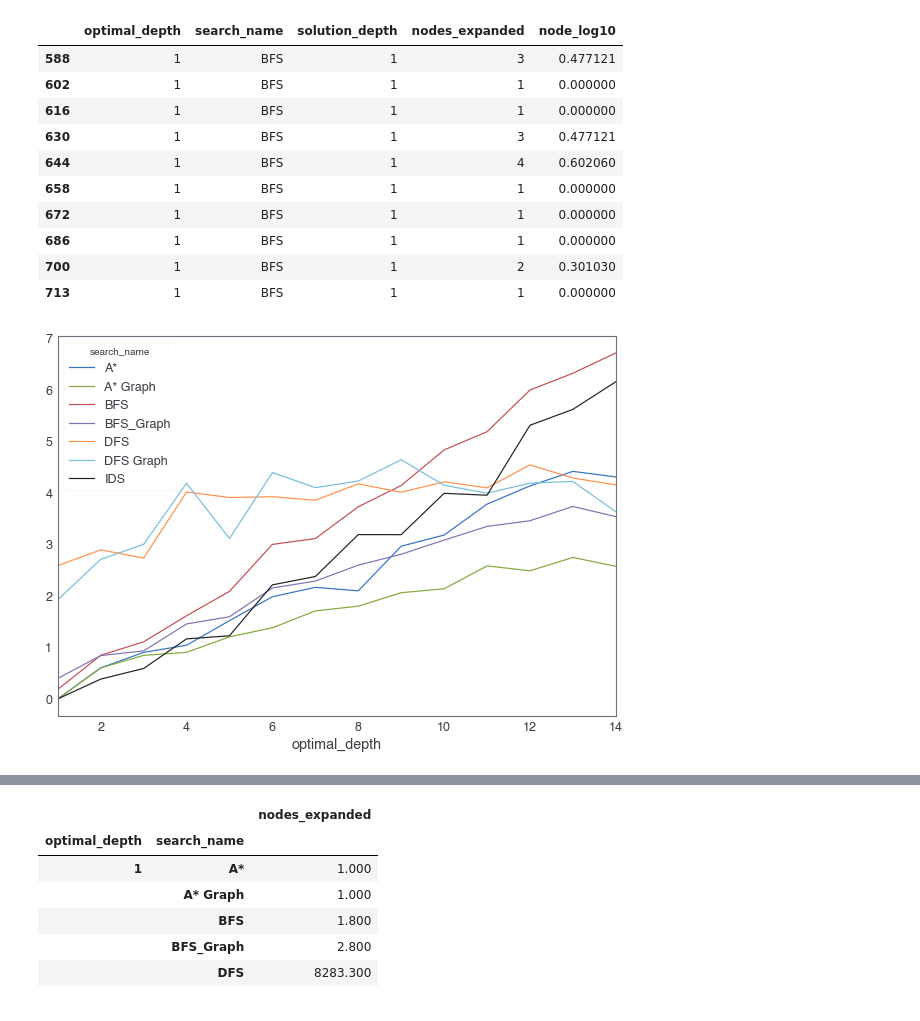
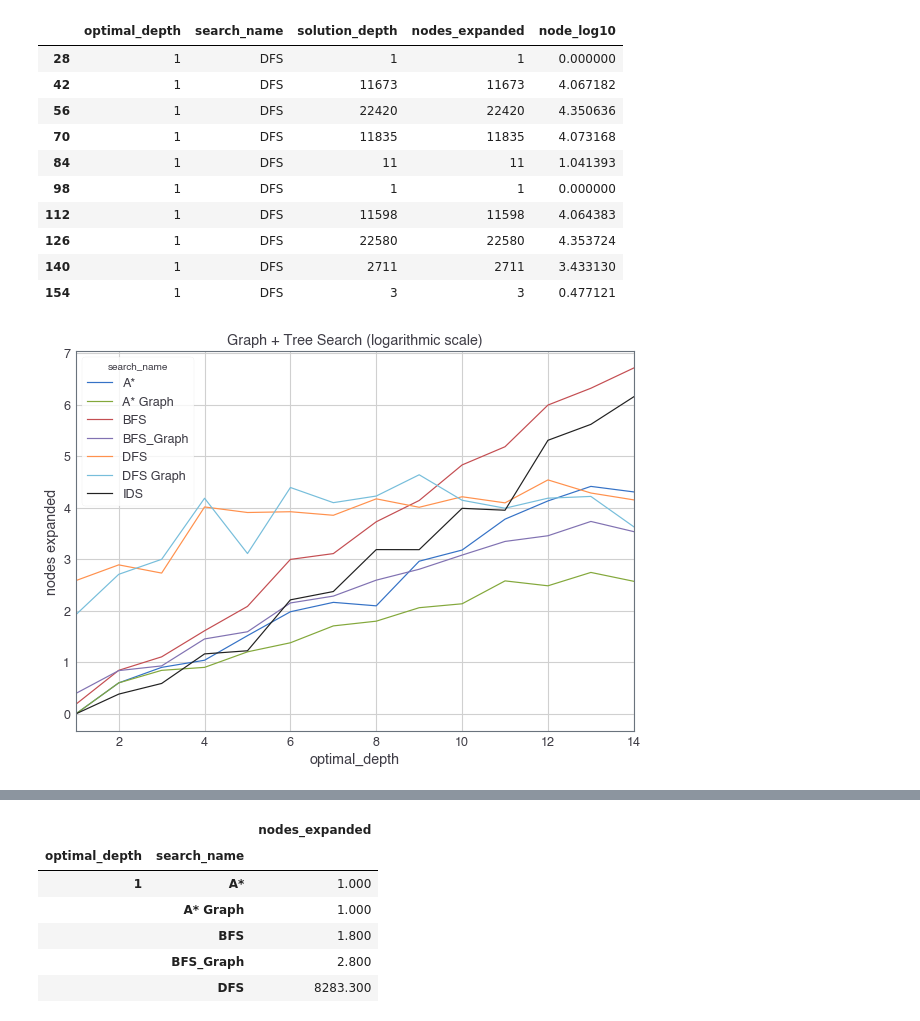
Before and after one commit to subash774/Blocksworld, a Jupyter notebook: src/Results Processing.ipynb, the cells around one changed output, grey strips where cells are left out. Cells and saved outputs as stored; diff of their text form; code cells hidden in the pictures.

```diff
--- a/src/Results Processing.ipynb
+++ b/src/Results Processing.ipynb
@@ -27,26 +27,28 @@ node_log = pd.Series(a)
 # %%
 df['node_log10'] = node_log
 # %%
-df[(df['search_name'] == "BFS") & (df['optimal_depth'] == 1)]
+df[(df['search_name'] == "DFS") & (df['optimal_depth'] == 1)]
 # %% [output]
 |  | optimal_depth | search_name | solution_depth | nodes_expanded | node_log10 |
-| 588 | 1 | BFS | 1 | 3 | 0.477121 |
-| 602 | 1 | BFS | 1 | 1 | 0.000000 |
-| 616 | 1 | BFS | 1 | 1 | 0.000000 |
-| 630 | 1 | BFS | 1 | 3 | 0.477121 |
-| 644 | 1 | BFS | 1 | 4 | 0.602060 |
-| 658 | 1 | BFS | 1 | 1 | 0.000000 |
-| 672 | 1 | BFS | 1 | 1 | 0.000000 |
-| 686 | 1 | BFS | 1 | 1 | 0.000000 |
-| 700 | 1 | BFS | 1 | 2 | 0.301030 |
-| 713 | 1 | BFS | 1 | 1 | 0.000000 |
+| 28 | 1 | DFS | 1 | 1 | 0.000000 |
+| 42 | 1 | DFS | 11673 | 11673 | 4.067182 |
+| 56 | 1 | DFS | 22420 | 22420 | 4.350636 |
+| 70 | 1 | DFS | 11835 | 11835 | 4.073168 |
+| 84 | 1 | DFS | 11 | 11 | 1.041393 |
+| 98 | 1 | DFS | 1 | 1 | 0.000000 |
+| 112 | 1 | DFS | 11598 | 11598 | 4.064383 |
+| 126 | 1 | DFS | 22580 | 22580 | 4.353724 |
+| 140 | 1 | DFS | 2711 | 2711 | 3.433130 |
+| 154 | 1 | DFS | 3 | 3 | 0.477121 |
 # %%
 avg = df[['optimal_depth','search_name','nodes_expanded']].groupby(['optimal_depth','search_name']).mean()
 # %%
 fig, ax = plt.subplots(figsize=(10,7))
-df[['optimal_depth','search_name','node_log10']].groupby(['optimal_depth','search_name']).mean()['node_log10'].unstack().plot(ax=ax)
-ax.grid(False)
+df[['optimal_depth','search_name','node_log10']].groupby(['optimal_depth','search_name']).mean()['node_log10'].unstack().plot(ax=ax,
+                                                                                                                             title = "Graph + Tree Search (logarithmic scale)")
+ax.set_ylabel("nodes expanded")
+plt.savefig("../FAI Report/images/all_logged.png")
 # %% [output]
-[figure, old version]
+[figure, new version]
 # %%
 fig, ax = plt.subplots(figsize=(10,7))
```
Also changed, not shown: parts of 11 cells of this notebook, 22 other files.
